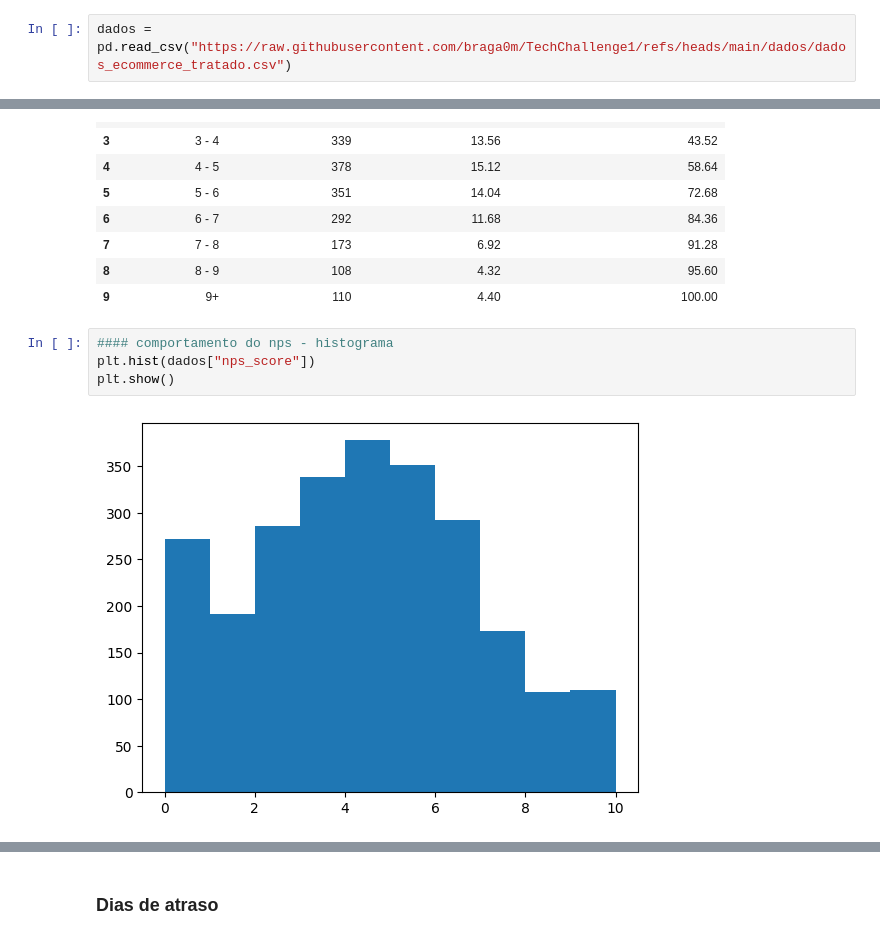
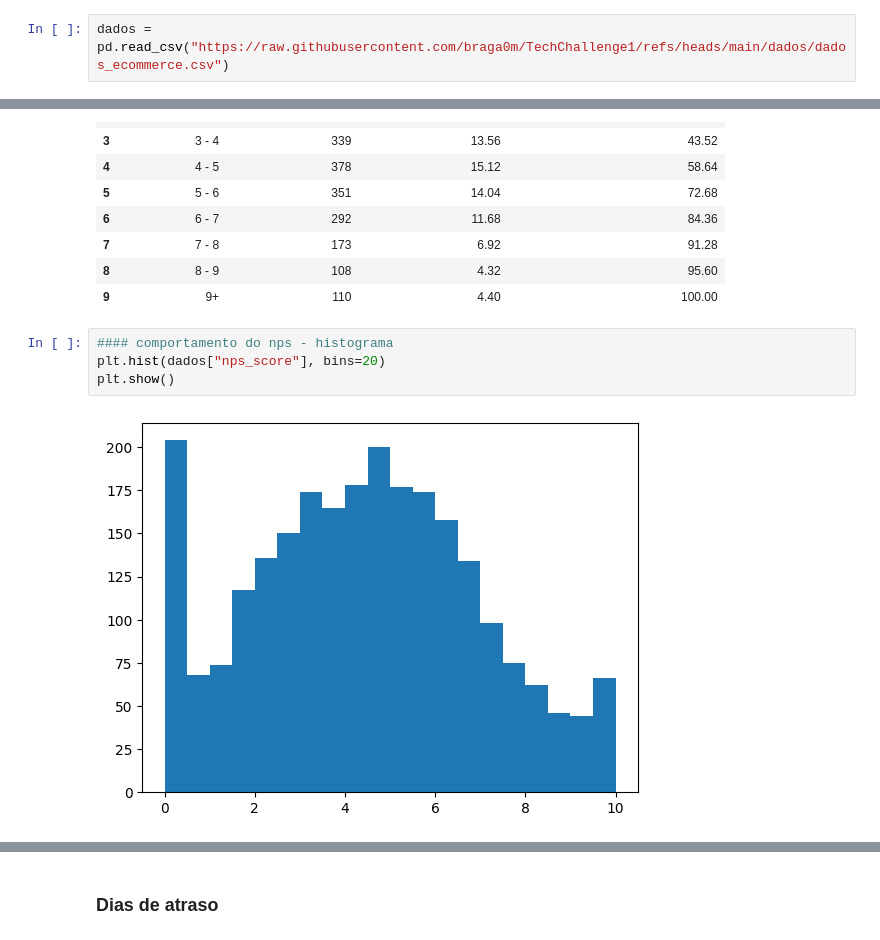
Before and after one commit to braga0m/TechChallenge1, a Jupyter notebook: código/exploração_dados_tech_challenge1.ipynb, the cells around one changed output, grey strips where cells are left out. Drawn from its saved outputs; the diff is of its cells as text.

Commit message:
Add files via upload
atualização dos dados de exploratória

```diff
--- a/código/exploração_dados_tech_challenge1.ipynb
+++ b/código/exploração_dados_tech_challenge1.ipynb
@@ -31,2 +32,2 @@ import plotly.express as px
 # %%
-dados = pd.read_csv("https://raw.githubusercontent.com/braga0m/TechChallenge1/refs/heads/main/dados/dados_ecommerce_tratado.csv")
+dados = pd.read_csv("https://raw.githubusercontent.com/braga0m/TechChallenge1/refs/heads/main/dados/dados_ecommerce.csv")
@@ -169,7 +169,7 @@ display(freq_table)
 | 9 | 9+ | 110 | 4.40 | 100.00 |
 # %%
 #### comportamento do nps - histograma
-plt.hist(dados["nps_score"])
+plt.hist(dados["nps_score"], bins=20)
 plt.show()
 # %% [output]
-[figure, old version]
+[figure, new version]
```
Also changed, not shown: parts of 23 cells of this notebook.
